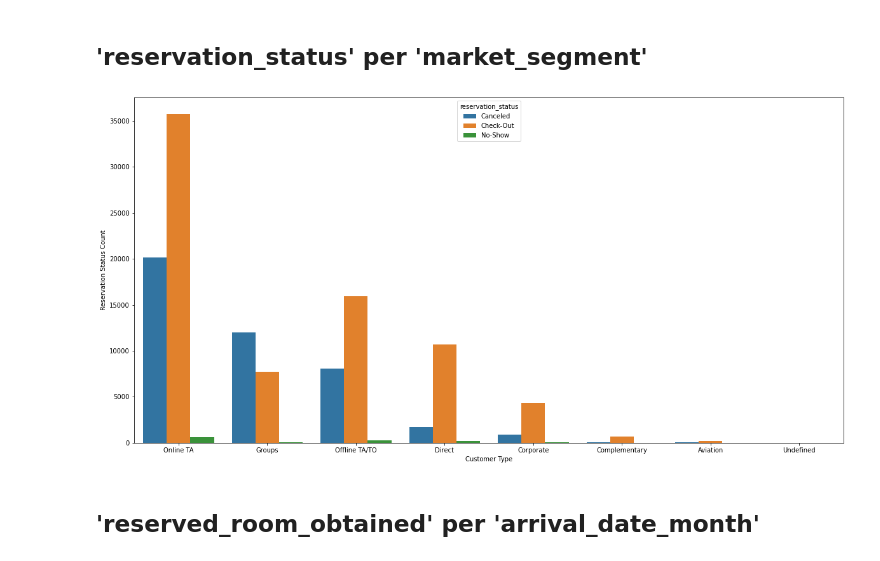
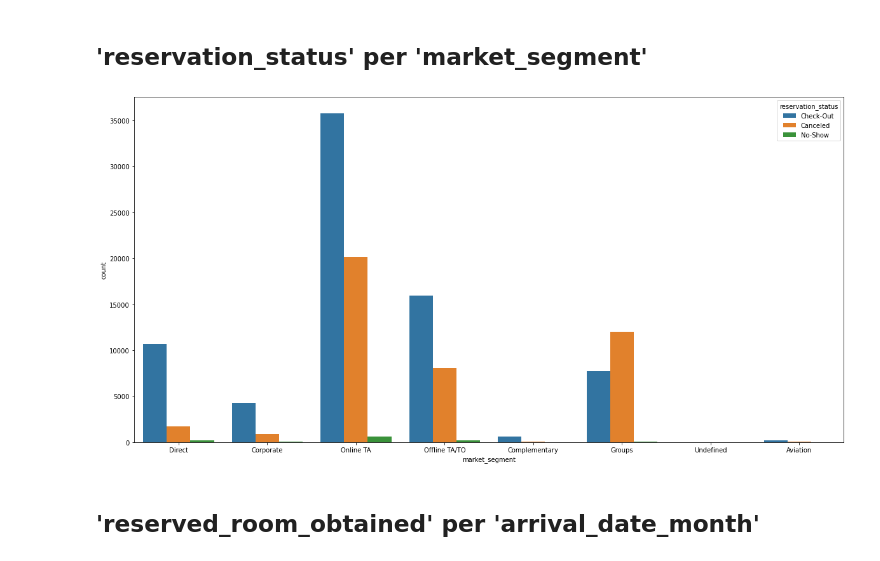
Before and after one commit to ajaivasudeve/jupyter_notebooks, a Jupyter notebook: hotel_booking/hotel_booking.ipynb, the cells around one changed output. Drawn from its saved outputs; the diff is of its cells as text; code cells hidden in the pictures.

```diff
--- a/hotel_booking/hotel_booking.ipynb
+++ b/hotel_booking/hotel_booking.ipynb
@@ -43,5 +43,5 @@ memory usage: 32.8+ MB
 # %%
-clean_data = full_data.drop(['name', 'email', 'phone-number', 'credit_card', 'is_canceled', 'arrival_date_week_number', 'reservation_status_date'], axis=1)
+clean_data = full_data.drop(['name', 'email', 'phone-number', 'credit_card', 'is_canceled', 'arrival_date_week_number', 'reservation_status_date', 'company'], axis=1)
 # %% [markdown]
 ### Check for NaN values
 # %%
@@ -70,4 +70,3 @@ dtype: int64
 clean_data['children'].fillna(value=0, inplace=True)
 clean_data['country'].fillna(value='COUNTRY_UNKNOWN', inplace=True)
 clean_data['agent'].fillna(value=0, inplace=True)
-clean_data['company'].fillna(value=0, inplace=True)
@@ -247,16 +220,10 @@ plt.show()
 # %% [markdown]
 ## 'reservation_status' per 'market_segment'
 # %%
-cust_type_data = pd.DataFrame(stat_group_data['market_segment'].value_counts())
-cust_type_data.columns = ['count']
-cust_type_data = cust_type_data.reset_index()
-
 plt.figure(figsize=(20,10))
-market_segment_plot = sns.barplot(y=cust_type_data['count'], x=cust_type_data['market_segment'], hue=cust_type_data['reservation_status'])
-market_segment_plot.set(xlabel='Customer Type', ylabel='Reservation Status Count')
-
+sns.countplot(x = clean_data['market_segment'], hue = clean_data['reservation_status'])
 plt.show()
 # %% [output]
-[figure, old version]
+[figure, new version]
 # %% [markdown]
 ## 'reserved_room_obtained' per 'arrival_date_month'
```
Also changed, not shown: parts of 38 cells of this notebook.
